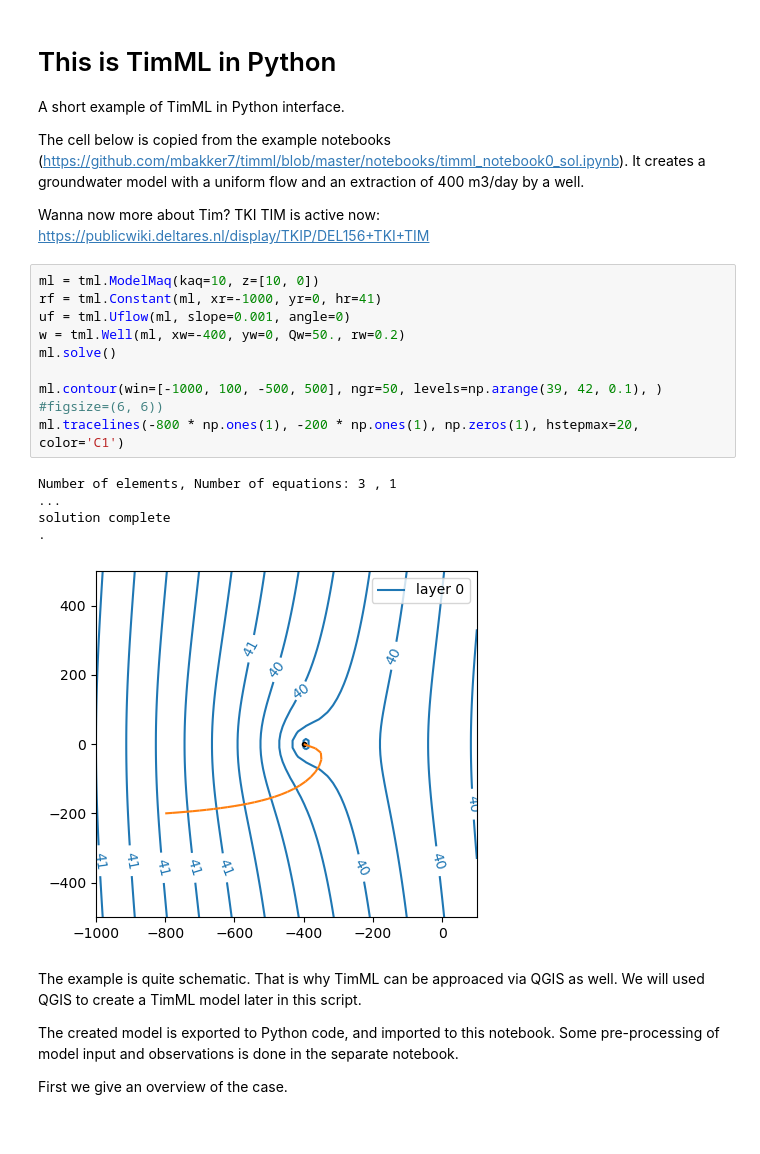
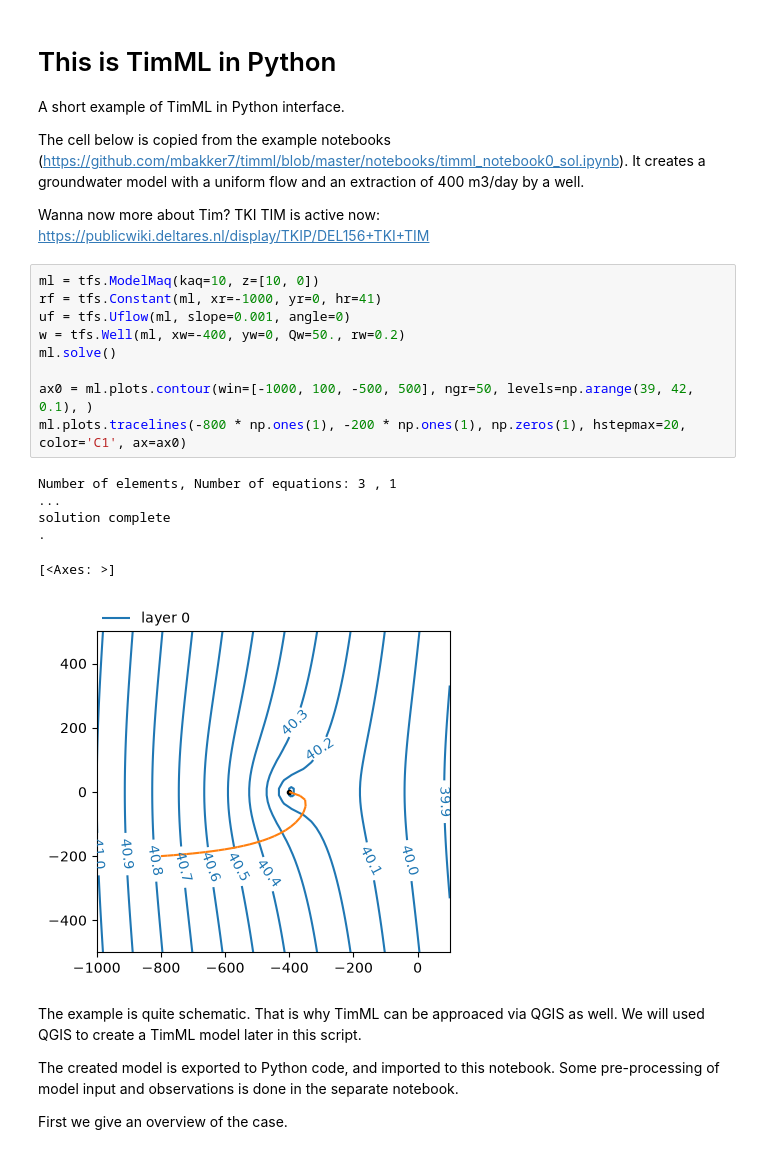
Before and after one commit to tim-groundwater/Examples, a Jupyter notebook: analysis-historic-dewatering-vlaketunnel/analysis.ipynb, the cells around one changed output. Cells and saved outputs as stored; diff of their text form.

```diff
--- a/analysis-historic-dewatering-vlaketunnel/analysis.ipynb
+++ b/analysis-historic-dewatering-vlaketunnel/analysis.ipynb
@@ -44,20 +42,21 @@ The cell below is copied from the example notebooks (https://github.com/mbakker7
 
 Wanna now more about Tim? TKI TIM is active now: https://publicwiki.deltares.nl/display/TKIP/DEL156+TKI+TIM
 # %%
-ml = tml.ModelMaq(kaq=10, z=[10, 0])
-rf = tml.Constant(ml, xr=-1000, yr=0, hr=41)
-uf = tml.Uflow(ml, slope=0.001, angle=0)
-w = tml.Well(ml, xw=-400, yw=0, Qw=50., rw=0.2)
+ml = tfs.ModelMaq(kaq=10, z=[10, 0])
+rf = tfs.Constant(ml, xr=-1000, yr=0, hr=41)
+uf = tfs.Uflow(ml, slope=0.001, angle=0)
+w = tfs.Well(ml, xw=-400, yw=0, Qw=50., rw=0.2)
 ml.solve()
 
-ml.contour(win=[-1000, 100, -500, 500], ngr=50, levels=np.arange(39, 42, 0.1), ) #figsize=(6, 6))
-ml.tracelines(-800 * np.ones(1), -200 * np.ones(1), np.zeros(1), hstepmax=20, color='C1')
+ax0 = ml.plots.contour(win=[-1000, 100, -500, 500], ngr=50, levels=np.arange(39, 42, 0.1), )
+ml.plots.tracelines(-800 * np.ones(1), -200 * np.ones(1), np.zeros(1), hstepmax=20, color='C1', ax=ax0)
 # %% [output]
 Number of elements, Number of equations: 3 , 1
 ...
 solution complete
 .
+[<Axes: >]
-[figure, old version]
+[figure, new version]
 # %% [markdown]
 The example is quite schematic. That is why TimML can be approaced via QGIS as well. We will used QGIS to create a TimML model later in this script.
 
```
Also changed, not shown: parts of 4 cells of this notebook, 6 other files.
